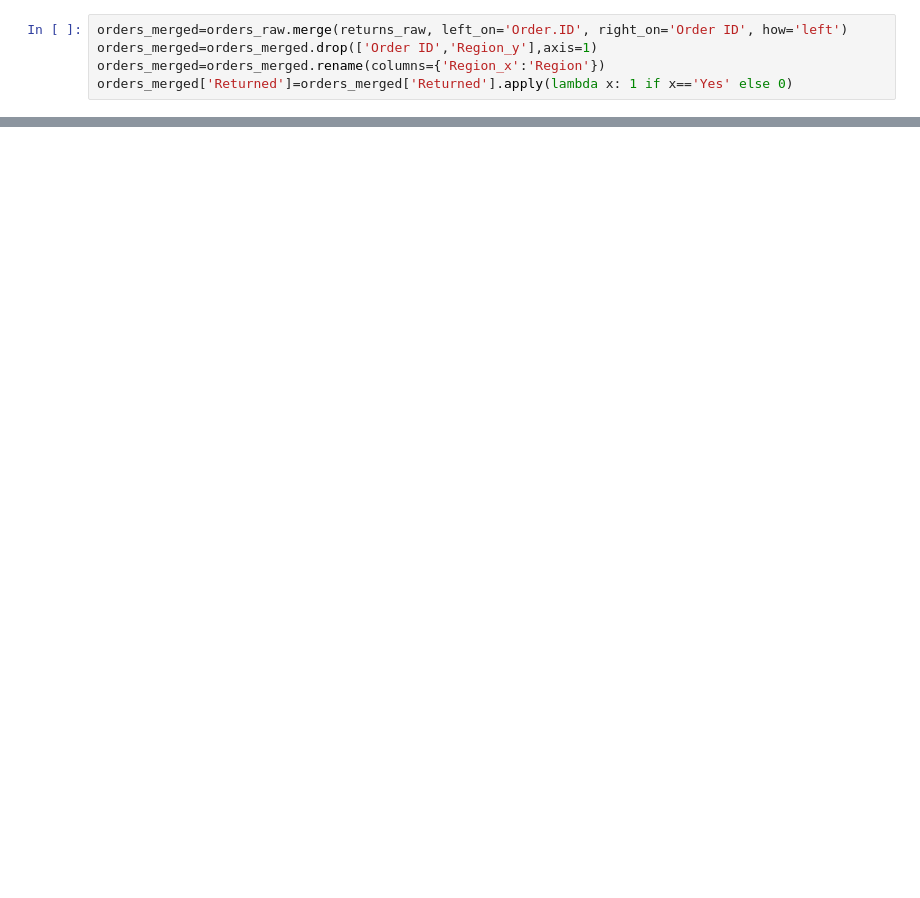
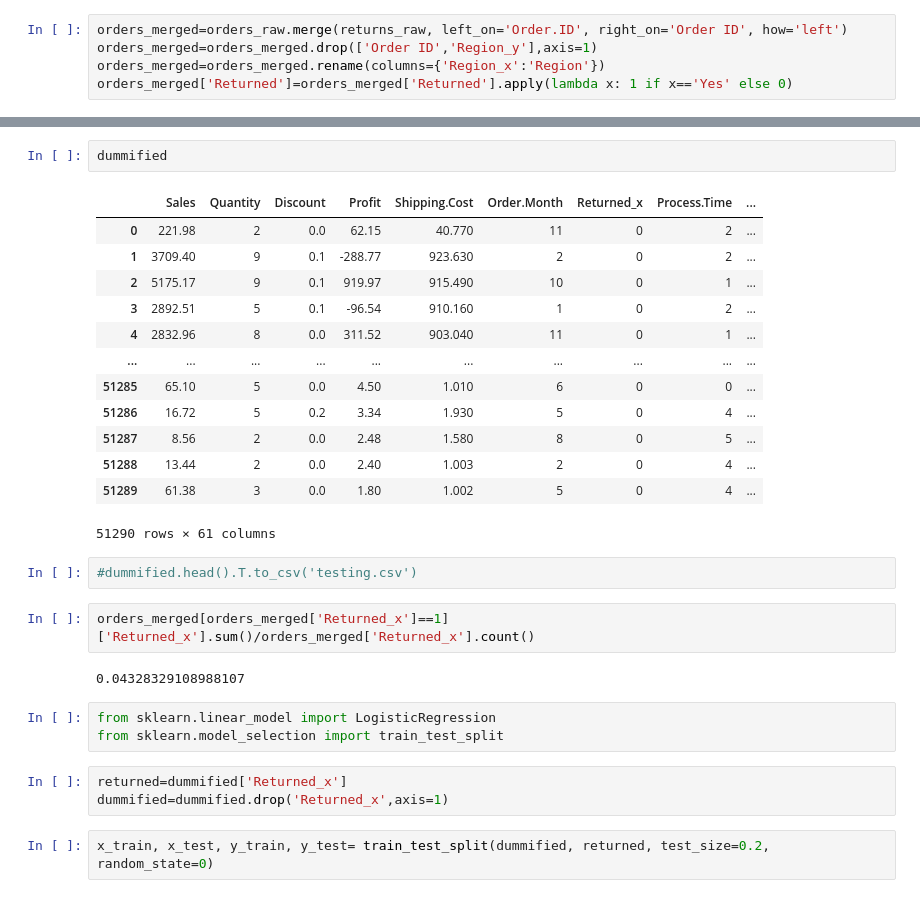
Before and after one commit to kiwymic/nycdsa_ml_lab, a Jupyter notebook: Mo_EDA_notebook.ipynb, the cells around one changed output, grey strips where cells are left out. Cells and saved outputs as stored; diff of their text form; blank space fills up the shorter version.

Commit message:
Modelling Mo

```diff
--- a/Mo_EDA_notebook.ipynb
+++ b/Mo_EDA_notebook.ipynb
@@ -127,0 +161,30 @@ fig.show()
+# %%
+dummified
+# %% [output]
+|  | Sales | Quantity | Discount | Profit | Shipping.Cost | Order.Month | Returned_x | Process.Time | ... |
+| 0 | 221.98 | 2 | 0.0 | 62.15 | 40.770 | 11 | 0 | 2 | ... |
+| 1 | 3709.40 | 9 | 0.1 | -288.77 | 923.630 | 2 | 0 | 2 | ... |
+| 2 | 5175.17 | 9 | 0.1 | 919.97 | 915.490 | 10 | 0 | 1 | ... |
+| 3 | 2892.51 | 5 | 0.1 | -96.54 | 910.160 | 1 | 0 | 2 | ... |
+| 4 | 2832.96 | 8 | 0.0 | 311.52 | 903.040 | 11 | 0 | 1 | ... |
+| ... | ... | ... | ... | ... | ... | ... | ... | ... | ... |
+| 51285 | 65.10 | 5 | 0.0 | 4.50 | 1.010 | 6 | 0 | 0 | ... |
+| 51286 | 16.72 | 5 | 0.2 | 3.34 | 1.930 | 5 | 0 | 4 | ... |
+| 51287 | 8.56 | 2 | 0.0 | 2.48 | 1.580 | 8 | 0 | 5 | ... |
+| 51288 | 13.44 | 2 | 0.0 | 2.40 | 1.003 | 2 | 0 | 4 | ... |
+| 51289 | 61.38 | 3 | 0.0 | 1.80 | 1.002 | 5 | 0 | 4 | ... |
+51290 rows × 61 columns
+# %%
+#dummified.head().T.to_csv('testing.csv')
+# %%
+orders_merged[orders_merged['Returned_x']==1]['Returned_x'].sum()/orders_merged['Returned_x'].count()
+# %% [output]
+0.04328329108988107
+# %%
+from sklearn.linear_model import LogisticRegression
+from sklearn.model_selection import train_test_split
+# %%
+returned=dummified['Returned_x']
+dummified=dummified.drop('Returned_x',axis=1)
+# %%
+x_train, x_test, y_train, y_test= train_test_split(dummified, returned, test_size=0.2, random_state=0)
```
Also changed, not shown: parts of 22 cells of this notebook, 1 other file.
